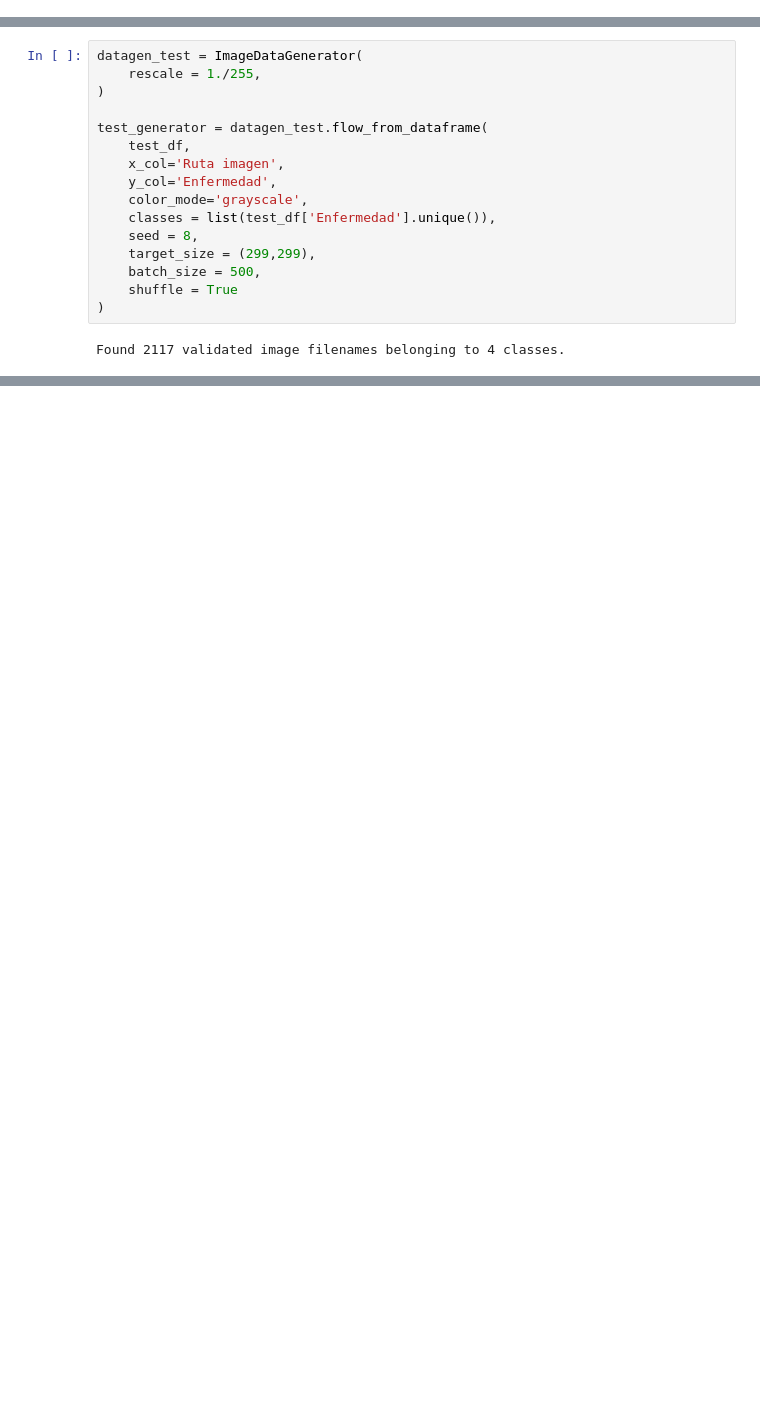
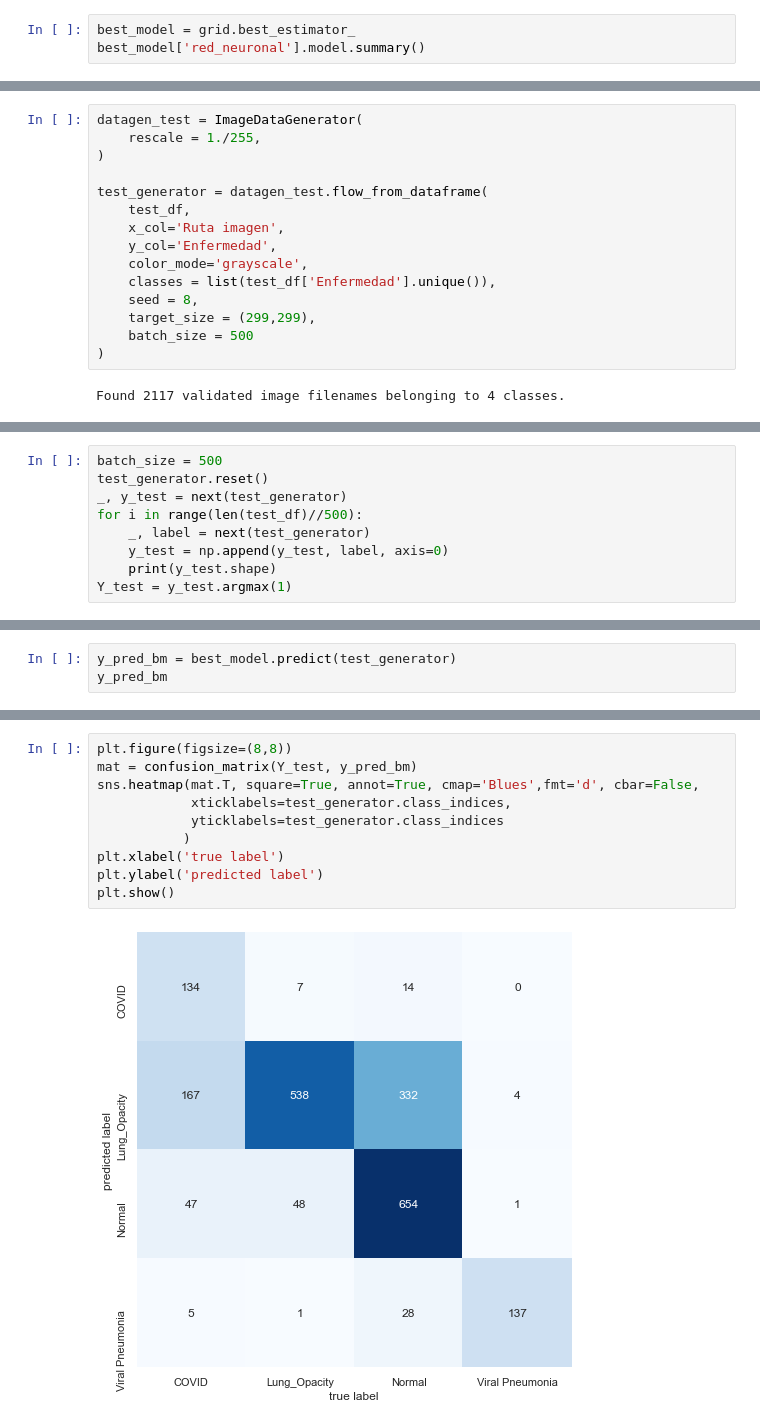
Before and after one commit to JuanDavidO/MLT-Lab3, a Jupyter notebook: MLT lab 3 jd.orjuelam - ms.alvarezl.ipynb, the cells around one changed output, grey strips where cells are left out. Cells and saved outputs as stored; diff of their text form; blank space fills up the shorter version.

```diff
--- a/MLT lab 3 jd.orjuelam - ms.alvarezl.ipynb
+++ b/MLT lab 3 jd.orjuelam - ms.alvarezl.ipynb
@@ -388,0 +418,3 @@ Epoch 1/20
+# %%
+best_model = grid.best_estimator_
+best_model['red_neuronal'].model.summary()
@@ -403,8 +465,7 @@ test_generator = datagen_test.flow_from_dataframe(
     classes = list(test_df['Enfermedad'].unique()),
     seed = 8,
     target_size = (299,299),
-    batch_size = 500,
-    shuffle = True
+    batch_size = 500
 )
 # %% [output]
 Found 2117 validated image filenames belonging to 4 classes.
@@ -422,0 +479,9 @@ set(test_generator.filenames).intersection(set(train_generator.filenames))
+# %%
+batch_size = 500
+test_generator.reset()
+_, y_test = next(test_generator)
+for i in range(len(test_df)//500):
+    _, label = next(test_generator)
+    y_test = np.append(y_test, label, axis=0)
+    print(y_test.shape)
+Y_test = y_test.argmax(1)
@@ -422,0 +521,3 @@ set(test_generator.filenames).intersection(set(train_generator.filenames))
+# %%
+y_pred_bm = best_model.predict(test_generator)
+y_pred_bm
@@ -422,0 +541,12 @@ set(test_generator.filenames).intersection(set(train_generator.filenames))
+# %%
+plt.figure(figsize=(8,8))
+mat = confusion_matrix(Y_test, y_pred_bm)
+sns.heatmap(mat.T, square=True, annot=True, cmap='Blues',fmt='d', cbar=False,
+            xticklabels=test_generator.class_indices,
+            yticklabels=test_generator.class_indices
+           )
+plt.xlabel('true label')
+plt.ylabel('predicted label')
+plt.show()
+# %% [output]
+[figure, added]
```
Also changed, not shown: parts of 38 cells of this notebook, 11 other files.
